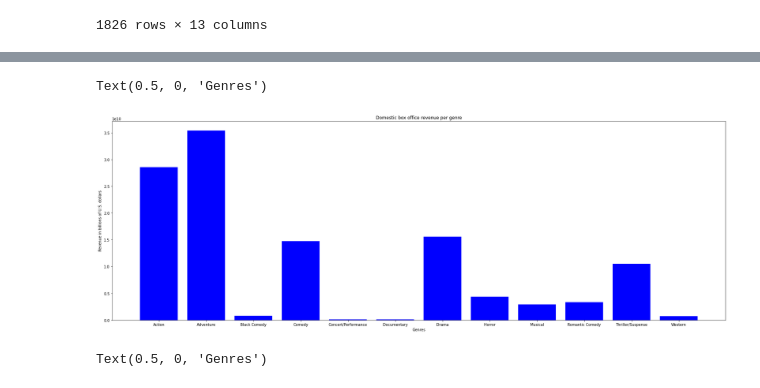
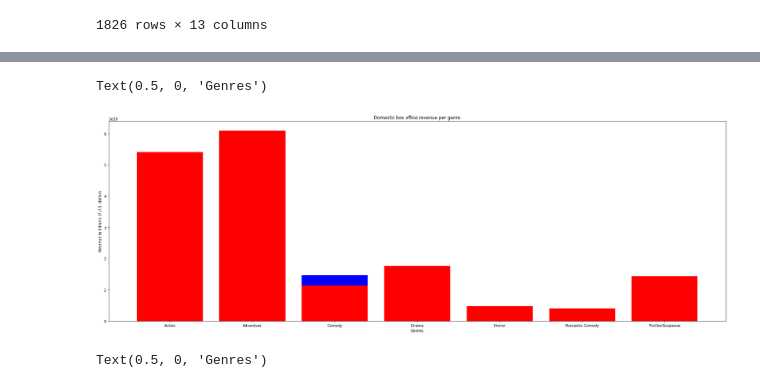
Before and after one commit to cspence001/Boxoffice_Project, a Jupyter notebook: Box Office Revenues By Genre.ipynb, the cells around one changed output, grey strips where cells are left out. Drawn from its saved outputs; the diff is of its cells as text; code cells hidden in the pictures.

Commit message:
pushing updated file for box office revenues by genre

```diff
--- a/Box Office Revenues By Genre.ipynb
+++ b/Box Office Revenues By Genre.ipynb
@@ -64,3 +64,9 @@ sum_genre
 | Romantic Comedy | 467.5 | 3822.0 | 2371320000 | 3326433774 | 4010510625 | ... |
 | Thriller/Suspense | 1467.1 | 11428.0 | 9334000000 | 10542737350 | 14358305257 | ... |
 | Western | 92.8 | 689.0 | 888000000 | 739090431 | 849126264 | ... |
+# %%
+reduced_genre = sum_genre.loc [["Action", "Adventure", "Comedy",
+                                "Drama", "Horror", "Romantic Comedy", "Thriller/Suspense"], ["domestic_box_office", "international_box_office"]]
+print(reduced_genre)
+
+print()
@@ -66,0 +83,3 @@ sum_genre
+# %%
+reduced_df = pd.DataFrame(reduced_genre)
+reduced_df
@@ -66,0 +96,3 @@ sum_genre
+# %%
+reduced_df['genre']=reduced_df.index
+reduced_df
@@ -67,17 +109,18 @@ sum_genre
 # %%
 # Bar chart analysis comparing domestic and international box office per genre
-x_axis = np.arange(len(sum_genre))
+x_axis = np.arange(len(reduced_df))
 tick_locations = [value for value in x_axis]
 
 plt.figure(figsize=(30,10))
-plt.bar(x_axis, sum_genre["domestic_box_office"], color='b', alpha=1, align="center")
-plt.xticks(tick_locations, sum_genre["genre"], rotation="horizontal")
+plt.bar(x_axis, reduced_df["domestic_box_office"], color='b', alpha=1, align="center"),
+plt.bar(x_axis, reduced_df["international_box_office"], color='r', alpha=1, align="center")
+plt.xticks(tick_locations, reduced_df["genre"], rotation="horizontal")
 plt.title('Domestic box office revenue per genre')
 plt.ylabel('Revenue in billions of U.S. dollars')
 plt.xlabel('Genres')
 # %% [output]
 Text(0.5, 0, 'Genres')
-[figure, old version]
+[figure, new version]
 # %%
 # Bar chart analysis comparing domestic and international box office per genre
 x_axis = np.arange(len(sum_genre))
```
Also changed, not shown: parts of 7 cells of this notebook.
